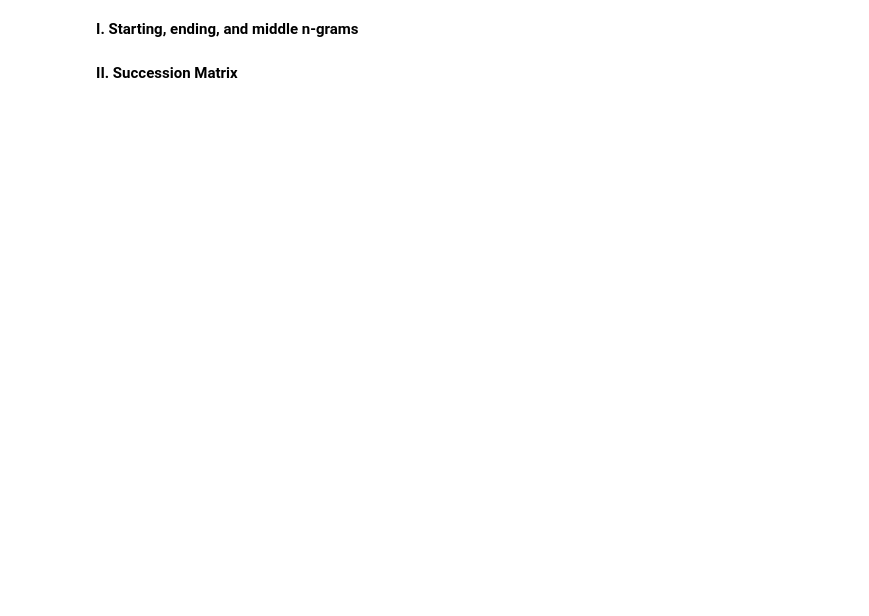
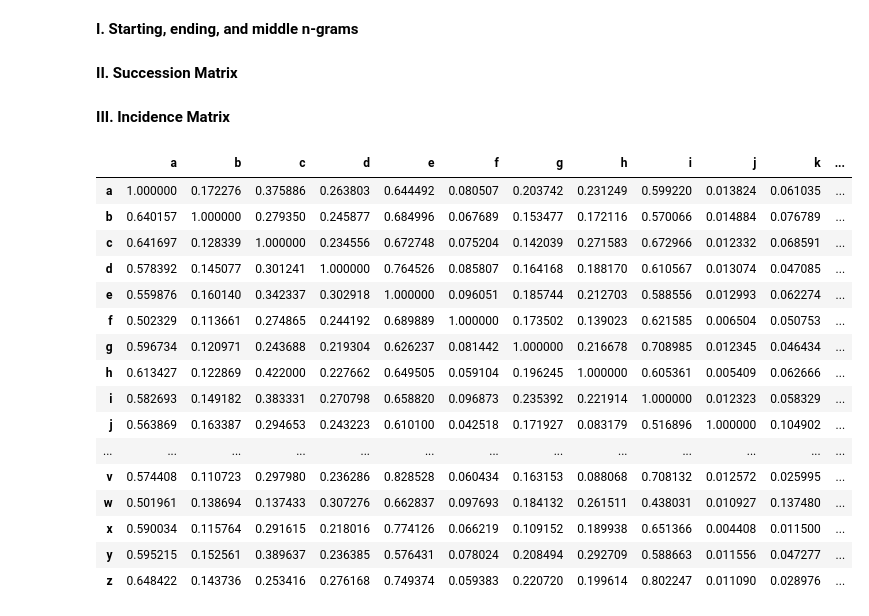
Before and after one commit to NossairErrahmani/LanguagePatternAnalysis, a Jupyter notebook: English_words.ipynb, the cells around one changed output. Drawn from its saved outputs; the diff is of its cells as text; code cells hidden in the pictures; blank space fills up the shorter version.

```diff
--- a/English_words.ipynb
+++ b/English_words.ipynb
@@ -114,15 +127,15 @@ alphabet2=alphabet+[' ']
 succession={x:{y:0 for y in alphabet2} for x in alphabet2}
 # %%
 for i in words:
-  i=i+' '
+  i=' '+i+' '
   for j in range(len(i)-1):
     succession[i[j]][i[j+1]]+=1
 pd.DataFrame(succession).to_excel('LetterSuccession'+language+'.xlsx')
+succession_probability=copy.deepcopy(succession)
+succession_count=copy.deepcopy(succession)
 # %%
-for i in list(succession.keys()):
-  sumvalue=sum(list(succession[i].values()))
-  if sumvalue==0:
-    sumvalue+=1
-  for j in list(succession[i].keys()):
-    succession[i][j]=succession[i][j]/sumvalue
-pd.DataFrame(succession).to_excel('LetterSuccessionProbability'+language+'.xlsx')
+for i in list(succession_probability.keys()):
+  sumvalue=sum(list(succession_probability[i].values()))
+  for j in list(succession_probability[i].keys()):
+    succession_probability[i][j]=succession_probability[i][j]/sumvalue
+pd.DataFrame(succession_probability).to_excel('succession_probability_'+language+'.xlsx')
@@ -128,0 +148,36 @@ pd.DataFrame(succession).to_excel('LetterSuccessionProbability'+language+'.xlsx'
+# %% [markdown]
+**III. Incidence Matrix**
+# %%
+incidence={x:{y:0 for y in alphabet} for x in alphabet}
+incidence_probability={x:{y:0 for y in alphabet} for x in alphabet}
+letter_occurence={l:len([x for x in words if l in x]) for l in alphabet}
+# %%
+for i in alphabet:
+  incidence[i][i]=len([x for x in words if x.count(i)>1]) #The diagonal counts the number of words with where the letter appears twice
+  for j in alphabet:
+    if j != i:
+      incidence[i][j]=len([x for x in words if ((i in x) and (j in x))])
+
+for i in alphabet:
+  for j in alphabet:
+    incidence_probability[i][j]=len([x for x in words if ((i in x) and (j in x))])/len([x for x in words if (j in x)])
+# %%
+pd.DataFrame(incidence_probability)
+# %% [output]
+|  | a | b | c | d | e | f | g | h | i | j | k | ... |
+| a | 1.000000 | 0.172276 | 0.375886 | 0.263803 | 0.644492 | 0.080507 | 0.203742 | 0.231249 | 0.599220 | 0.013824 | 0.061035 | ... |
+| b | 0.640157 | 1.000000 | 0.279350 | 0.245877 | 0.684996 | 0.067689 | 0.153477 | 0.172116 | 0.570066 | 0.014884 | 0.076789 | ... |
+| c | 0.641697 | 0.128339 | 1.000000 | 0.234556 | 0.672748 | 0.075204 | 0.142039 | 0.271583 | 0.672966 | 0.012332 | 0.068591 | ... |
+| d | 0.578392 | 0.145077 | 0.301241 | 1.000000 | 0.764526 | 0.085807 | 0.164168 | 0.188170 | 0.610567 | 0.013074 | 0.047085 | ... |
+| e | 0.559876 | 0.160140 | 0.342337 | 0.302918 | 1.000000 | 0.096051 | 0.185744 | 0.212703 | 0.588556 | 0.012993 | 0.062274 | ... |
+| f | 0.502329 | 0.113661 | 0.274865 | 0.244192 | 0.689889 | 1.000000 | 0.173502 | 0.139023 | 0.621585 | 0.006504 | 0.050753 | ... |
+| g | 0.596734 | 0.120971 | 0.243688 | 0.219304 | 0.626237 | 0.081442 | 1.000000 | 0.216678 | 0.708985 | 0.012345 | 0.046434 | ... |
+| h | 0.613427 | 0.122869 | 0.422000 | 0.227662 | 0.649505 | 0.059104 | 0.196245 | 1.000000 | 0.605361 | 0.005409 | 0.062666 | ... |
+| i | 0.582693 | 0.149182 | 0.383331 | 0.270798 | 0.658820 | 0.096873 | 0.235392 | 0.221914 | 1.000000 | 0.012323 | 0.058329 | ... |
+| j | 0.563869 | 0.163387 | 0.294653 | 0.243223 | 0.610100 | 0.042518 | 0.171927 | 0.083179 | 0.516896 | 1.000000 | 0.104902 | ... |
+| ... | ... | ... | ... | ... | ... | ... | ... | ... | ... | ... | ... | ... |
+| v | 0.574408 | 0.110723 | 0.297980 | 0.236286 | 0.828528 | 0.060434 | 0.163153 | 0.088068 | 0.708132 | 0.012572 | 0.025995 | ... |
+| w | 0.501961 | 0.138694 | 0.137433 | 0.307276 | 0.662837 | 0.097693 | 0.184132 | 0.261511 | 0.438031 | 0.010927 | 0.137480 | ... |
+| x | 0.590034 | 0.115764 | 0.291615 | 0.218016 | 0.774126 | 0.066219 | 0.109152 | 0.189938 | 0.651366 | 0.004408 | 0.011500 | ... |
+| y | 0.595215 | 0.152561 | 0.389637 | 0.236385 | 0.576431 | 0.078024 | 0.208494 | 0.292709 | 0.588663 | 0.011556 | 0.047277 | ... |
+| z | 0.648422 | 0.143736 | 0.253416 | 0.276168 | 0.749374 | 0.059383 | 0.220720 | 0.199614 | 0.802247 | 0.011090 | 0.028976 | ... |
```
Also changed, not shown: parts of 10 cells of this notebook.
